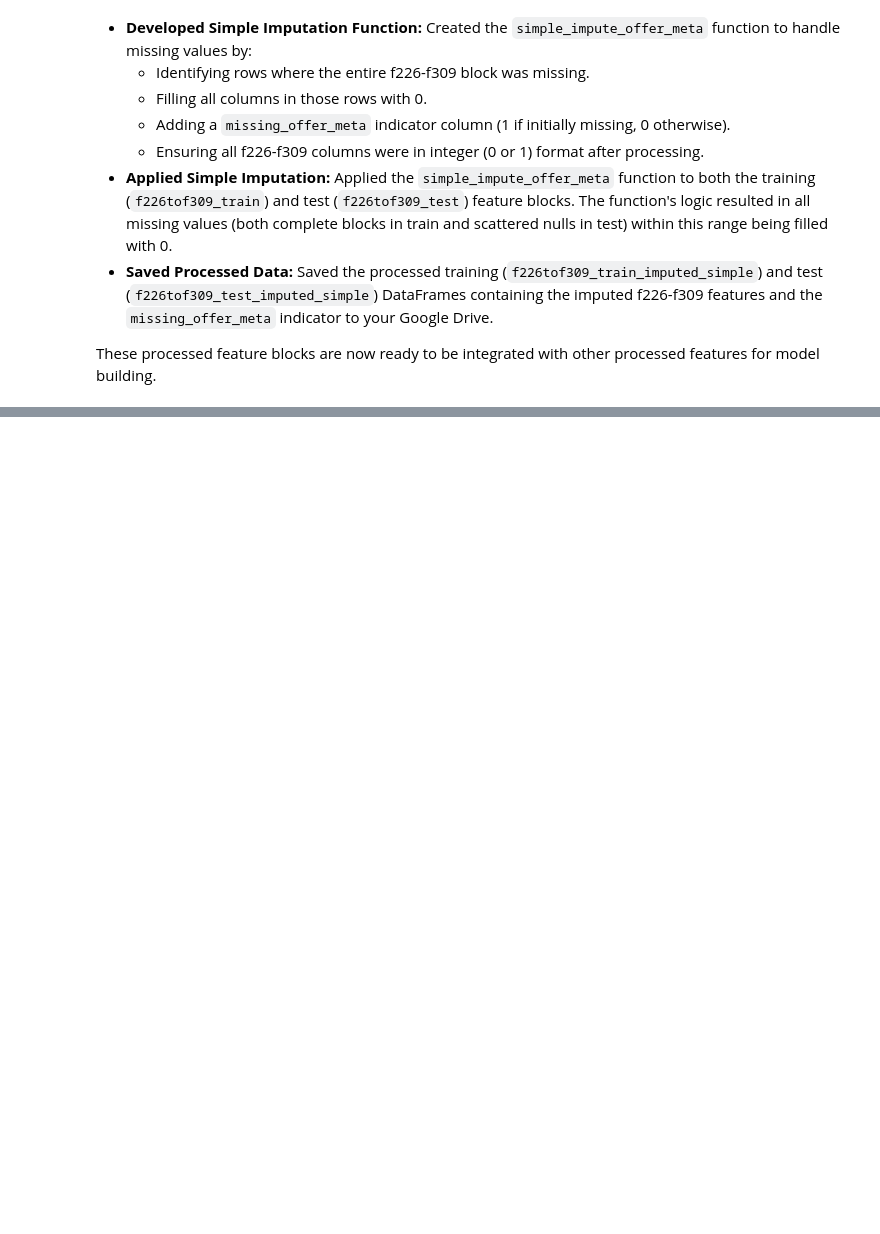
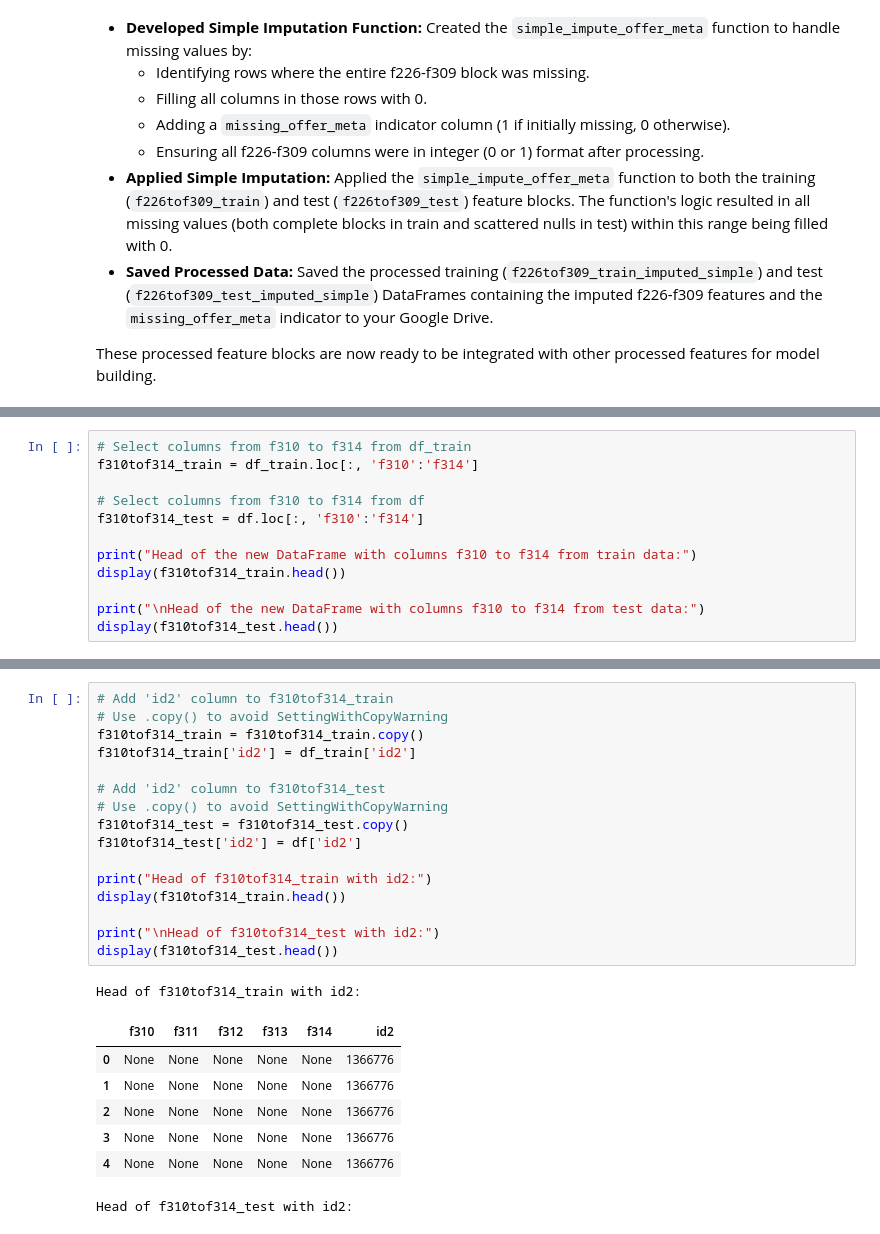
Before and after one commit to rishabh-0042/American_Express_Hackathon_25-2025, a Jupyter notebook: AMEXHackathon_2.ipynb, the cells around one changed output, grey strips where cells are left out. Drawn from its saved outputs; the diff is of its cells as text; blank space fills up the shorter version.

```diff
--- a/AMEXHackathon_2.ipynb
+++ b/AMEXHackathon_2.ipynb
@@ -1173,0 +1217,12 @@ These processed feature blocks are now ready to be integrated with other process
+# %%
+# Select columns from f310 to f314 from df_train
+f310tof314_train = df_train.loc[:, 'f310':'f314']
+
+# Select columns from f310 to f314 from df
+f310tof314_test = df.loc[:, 'f310':'f314']
+
+print("Head of the new DataFrame with columns f310 to f314 from train data:")
+display(f310tof314_train.head())
+
+print("\nHead of the new DataFrame with columns f310 to f314 from test data:")
+display(f310tof314_test.head())
@@ -1173,0 +1276,25 @@ These processed feature blocks are now ready to be integrated with other process
+# %%
+# Add 'id2' column to f310tof314_train
+# Use .copy() to avoid SettingWithCopyWarning
+f310tof314_train = f310tof314_train.copy()
+f310tof314_train['id2'] = df_train['id2']
+
+# Add 'id2' column to f310tof314_test
+# Use .copy() to avoid SettingWithCopyWarning
+f310tof314_test = f310tof314_test.copy()
+f310tof314_test['id2'] = df['id2']
+
+print("Head of f310tof314_train with id2:")
+display(f310tof314_train.head())
+
+print("\nHead of f310tof314_test with id2:")
+display(f310tof314_test.head())
+# %% [output]
+Head of f310tof314_train with id2:
+|  | f310 | f311 | f312 | f313 | f314 | id2 |
+| 0 | None | None | None | None | None | 1366776 |
+| 1 | None | None | None | None | None | 1366776 |
+| 2 | None | None | None | None | None | 1366776 |
+| 3 | None | None | None | None | None | 1366776 |
+| 4 | None | None | None | None | None | 1366776 |
+Head of f310tof314_test with id2:
```
Also changed, not shown: parts of 13 cells of this notebook.
